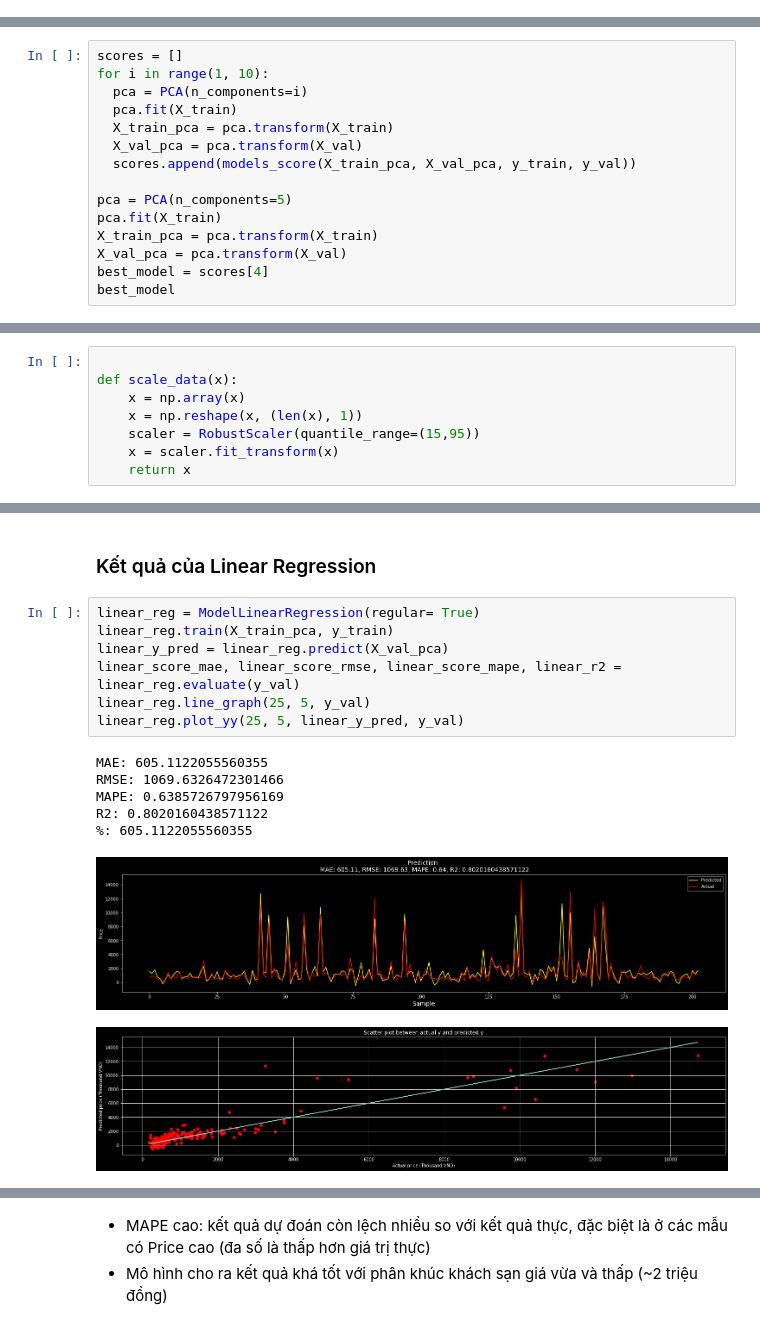
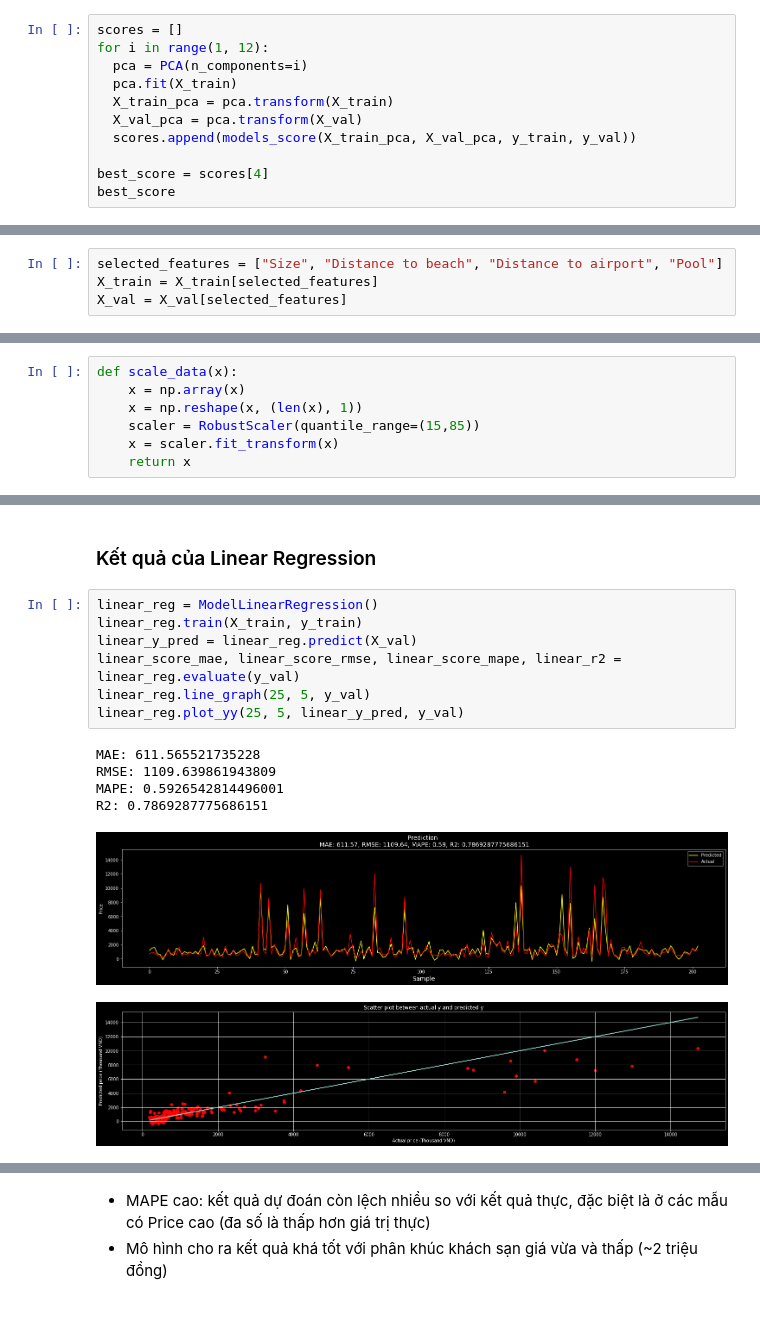
Before and after one commit to QuangSangNguyen/KHDL_DuDoanGiaKhachSan, a Jupyter notebook: final.ipynb, the cells around one changed output, grey strips where cells are left out. Cells and saved outputs as stored; diff of their text form.

```diff
--- a/final.ipynb
+++ b/final.ipynb
@@ -79,0 +96,11 @@ def models_score(x_train, x_val, y_train, y_val):
+# %%
+scores = []
+for i in range(1, 12):
+  pca = PCA(n_components=i)
+  pca.fit(X_train)
+  X_train_pca = pca.transform(X_train)
+  X_val_pca = pca.transform(X_val)
+  scores.append(models_score(X_train_pca, X_val_pca, y_train, y_val))
+
+best_score = scores[4]
+best_score
@@ -145,15 +246,0 @@ score
-# %%
-scores = []
-for i in range(1, 10):
-  pca = PCA(n_components=i)
-  pca.fit(X_train)
-  X_train_pca = pca.transform(X_train)
-  X_val_pca = pca.transform(X_val)
-  scores.append(models_score(X_train_pca, X_val_pca, y_train, y_val))
-
-pca = PCA(n_components=5)
-pca.fit(X_train)
-X_train_pca = pca.transform(X_train)
-X_val_pca = pca.transform(X_val)
-best_model = scores[4]
-best_model
@@ -233,12 +249,15 @@ score
+# %%
+selected_features = ["Size", "Distance to beach", "Distance to airport", "Pool"]
+X_train = X_train[selected_features]
+X_val = X_val[selected_features]
 # %% [markdown]
 ## Feature Transformation
 # %% [markdown]
 ### Thực hiện Scaling bằng Robust Scaler vì dữ liệu chứa nhiều outlier
 # %%
-
 def scale_data(x):
     x = np.array(x)
     x = np.reshape(x, (len(x), 1))
-    scaler = RobustScaler(quantile_range=(15,95))
+    scaler = RobustScaler(quantile_range=(15,85))
     x = scaler.fit_transform(x)
     return x
@@ -354,20 +354,19 @@ class ModelRandomForest(Model):
 # %% [markdown]
 ### Kết quả của Linear Regression
 # %%
-linear_reg = ModelLinearRegression(regular= True)
-linear_reg.train(X_train_pca, y_train)
-linear_y_pred = linear_reg.predict(X_val_pca)
+linear_reg = ModelLinearRegression()
+linear_reg.train(X_train, y_train)
+linear_y_pred = linear_reg.predict(X_val)
 linear_score_mae, linear_score_rmse, linear_score_mape, linear_r2 = linear_reg.evaluate(y_val)
 linear_reg.line_graph(25, 5, y_val)
 linear_reg.plot_yy(25, 5, linear_y_pred, y_val)
 # %% [output]
-MAE: 605.1122055560355
-RMSE: 1069.6326472301466
-MAPE: 0.6385726797956169
-R2: 0.8020160438571122
-%: 605.1122055560355
+MAE: 611.565521735228
+RMSE: 1109.639861943809
+MAPE: 0.5926542814496001
+R2: 0.7869287775686151
-[figure, old version]
+[figure, new version]
-[figure, old version]
+[figure, new version]
 # %%
 print(linear_reg.model.score(X_train, y_train))
 print(linear_reg.model.score(X_val, y_val))
```
Also changed, not shown: parts of 48 cells of this notebook.
